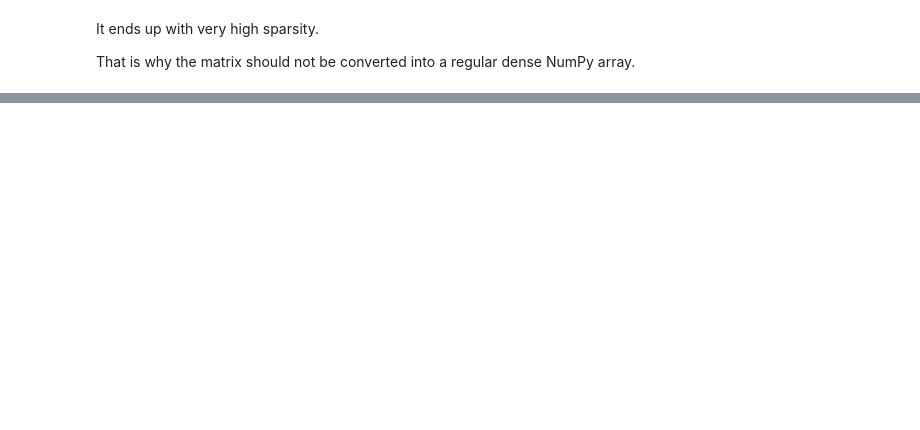
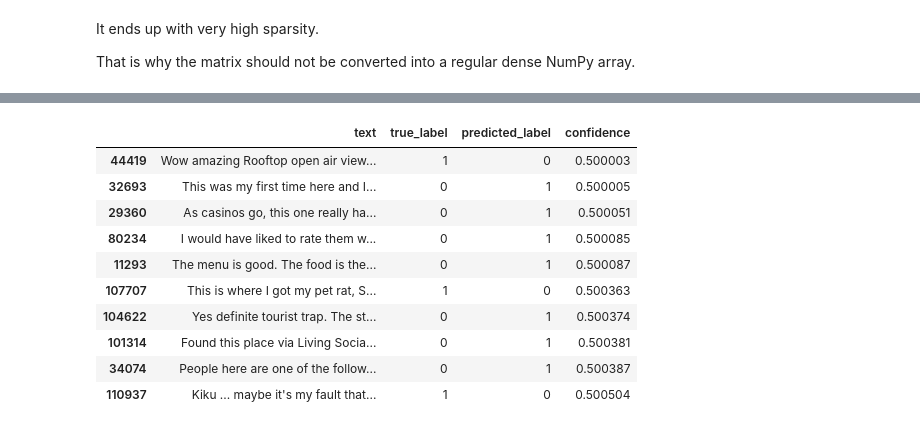
Before and after one commit to ProximaRenovatio/ai-ml-portfolio, a Jupyter notebook: P01_AI_Review_Analyzer/notebooks/03_baseline_tfidf.ipynb, the cells around one changed output, grey strips where cells are left out. Saved outputs shown, nothing was run; the diff lists cells and outputs as text; code cells hidden in the pictures; blank space fills up the shorter version.

```diff
--- a/P01_AI_Review_Analyzer/notebooks/03_baseline_tfidf.ipynb
+++ b/P01_AI_Review_Analyzer/notebooks/03_baseline_tfidf.ipynb
@@ -184,0 +533,21 @@ y_test_pred = model.predict(X_test_tfidf)
+# %%
+# less confident mistakes
+
+errors.sort_values(
+    "confidence",
+    ascending=True
+)[
+    ["text", "true_label", "predicted_label", "confidence"]
+].head(10)
+# %% [output]
+|  | text | true_label | predicted_label | confidence |
+| 44419 | Wow amazing Rooftop open air view... | 1 | 0 | 0.500003 |
+| 32693 | This was my first time here and I... | 0 | 1 | 0.500005 |
+| 29360 | As casinos go, this one really ha... | 0 | 1 | 0.500051 |
+| 80234 | I would have liked to rate them w... | 0 | 1 | 0.500085 |
+| 11293 | The menu is good. The food is the... | 0 | 1 | 0.500087 |
+| 107707 | This is where I got my pet rat, S... | 1 | 0 | 0.500363 |
+| 104622 | Yes definite tourist trap. The st... | 0 | 1 | 0.500374 |
+| 101314 | Found this place via Living Socia... | 0 | 1 | 0.500381 |
+| 34074 | People here are one of the follow... | 0 | 1 | 0.500387 |
+| 110937 | Kiku ... maybe it's my fault that... | 1 | 0 | 0.500504 |
```
Also changed, not shown: parts of 49 cells of this notebook, 5 other files.
